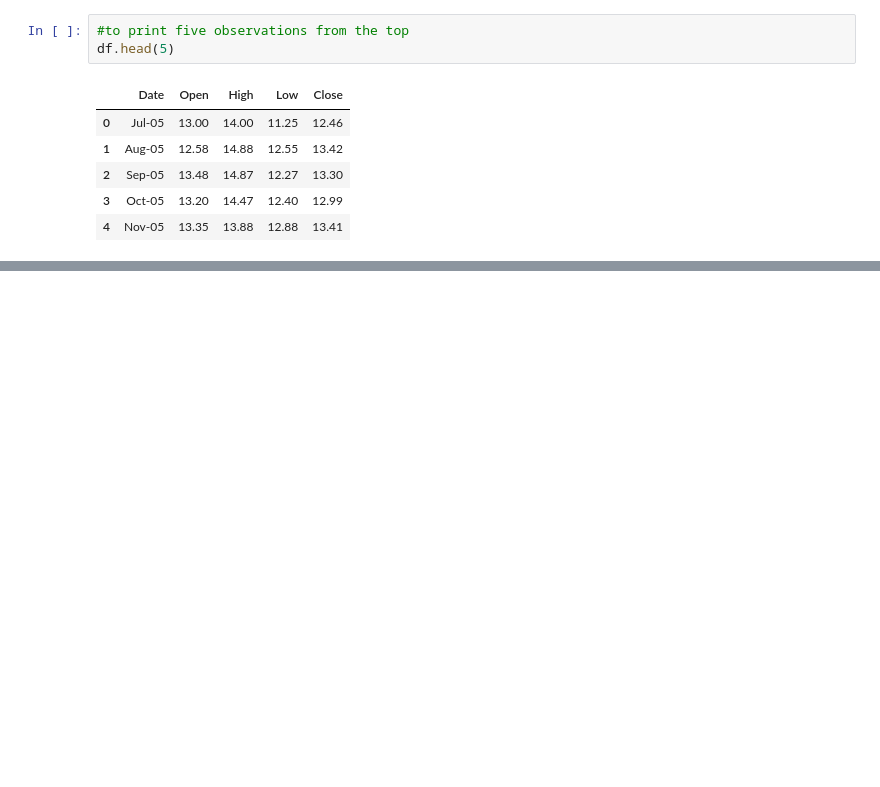
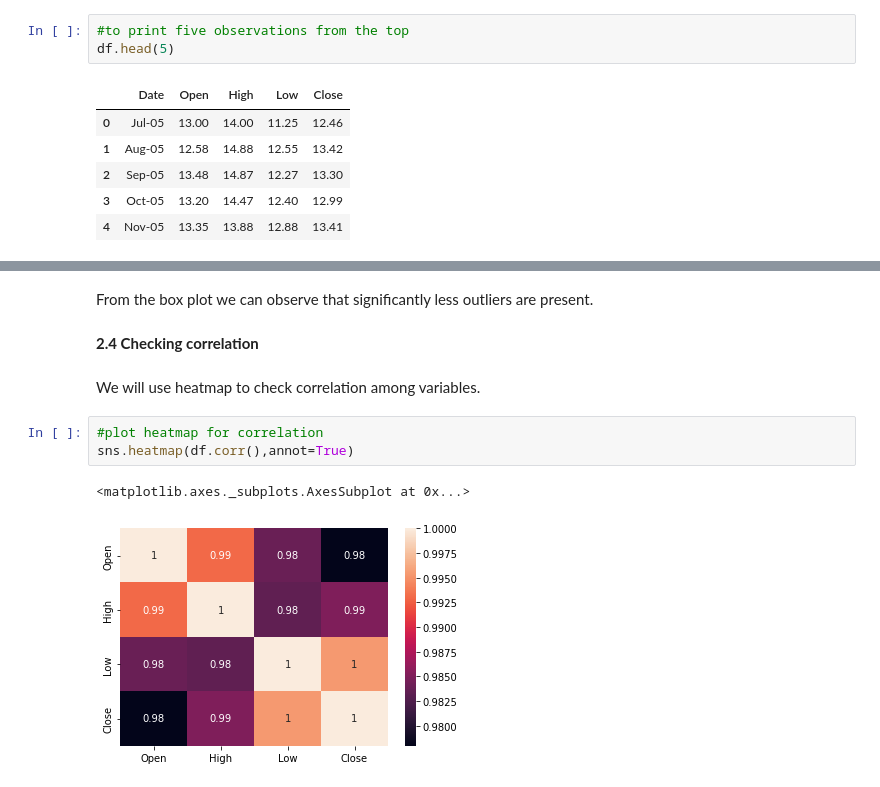
Before and after one commit to sneraikar/Yes-Bank-Stock-prediction, a Jupyter notebook: Yes_Bank_Stock_closing_Price_Prediction(Regression).ipynb, the cells around one changed output, grey strips where cells are left out. Cells and saved outputs as stored; diff of their text form; blank space fills up the shorter version.

```diff
--- a/Yes_Bank_Stock_closing_Price_Prediction(Regression).ipynb
+++ b/Yes_Bank_Stock_closing_Price_Prediction(Regression).ipynb
@@ -91,0 +187,12 @@ df.describe()
+# %% [markdown]
+From the box plot we can observe that significantly less outliers are present.
+# %% [markdown]
+**2.4 Checking correlation**
+# %% [markdown]
+We will use heatmap to check correlation among variables.
+# %%
+#plot heatmap for correlation
+sns.heatmap(df.corr(),annot=True)
+# %% [output]
+<matplotlib.axes._subplots.AxesSubplot at 0x...>
+[figure, added]
```
Also changed, not shown: parts of 20 cells of this notebook.
